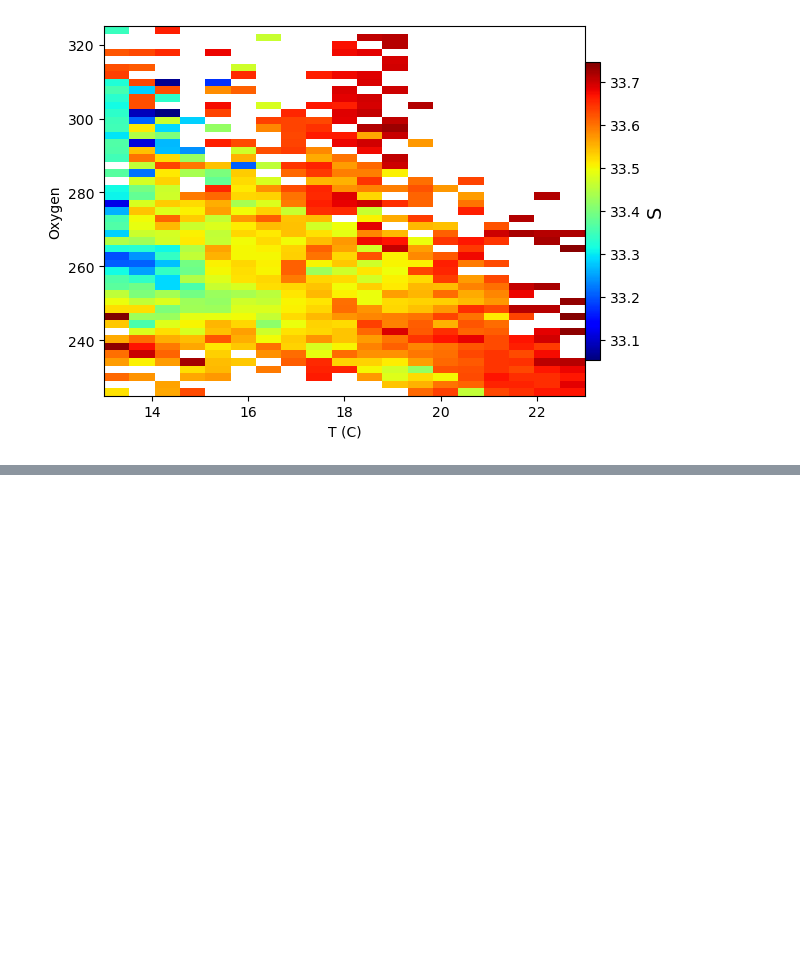
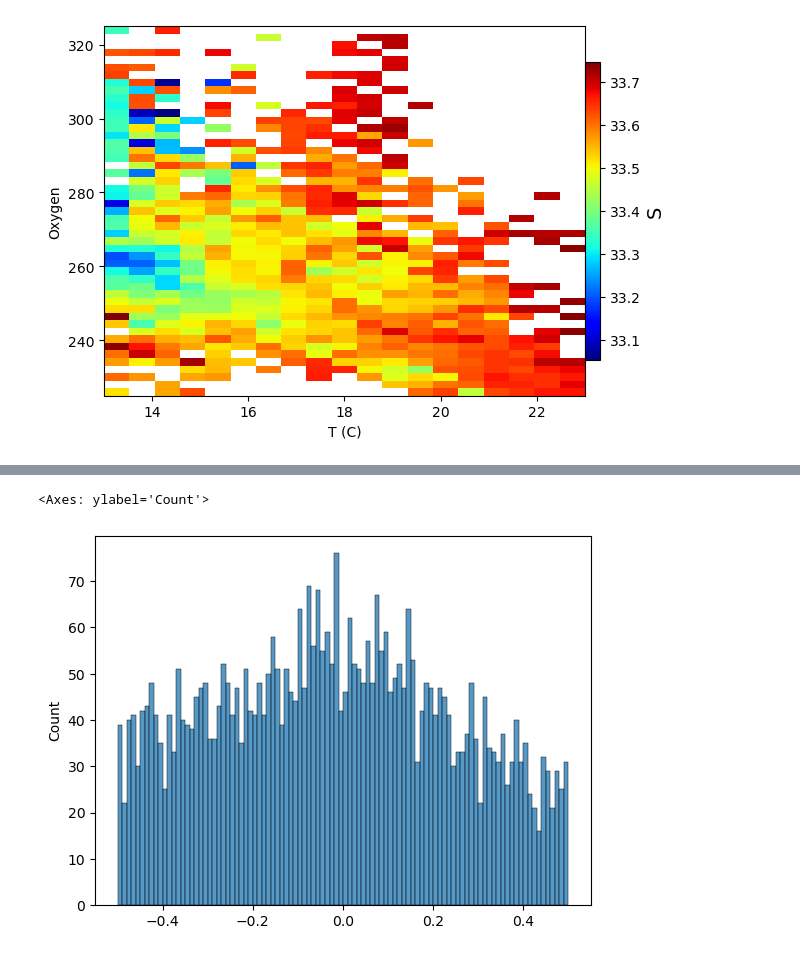
Before and after one commit to profxj/sio-sandbox, a Jupyter notebook: nb/CUGN/Fussing.ipynb, the cells around one changed output, grey strips where cells are left out. Saved outputs shown, nothing was run; the diff lists cells and outputs as text; code cells hidden in the pictures; blank space fills up the shorter version.

```diff
--- a/nb/CUGN/Fussing.ipynb
+++ b/nb/CUGN/Fussing.ipynb
@@ -16,10 +17,7 @@ import pandas
 # %% [markdown]
 # Load up
 # %%
-#datafile = 'CUGN_line_90.nc'
-#ds = xarray.load_dataset(datafile)
-data_path = '/home/xavier/Projects/Oceanography/Spray/CUGN'
-datafile = 'CUGN_line_90.nc'
-ds = xarray.load_dataset(os.path.join(data_path, datafile))
+datafile = os.path.join(os.getenv('CUGN'), 'CUGN_line_90.nc')
+ds = xarray.load_dataset(datafile)
 # %%
 ds
@@ -253,0 +199,9 @@ Dimensions without coordinates: trajectory
+# %%
+dist, offset = cugn_utils.calc_dist_offset('90', ds.lon, ds.lat)
+# %%
+ddist = dist - np.roll(dist,1)
+# %%
+sns.histplot(ddist[np.abs(ddist) < 0.5], bins=100)
+# %% [output]
+<Axes: ylabel='Count'>
+[figure, added]
```
Also changed, not shown: parts of 15 cells of this notebook, 5 other files.
